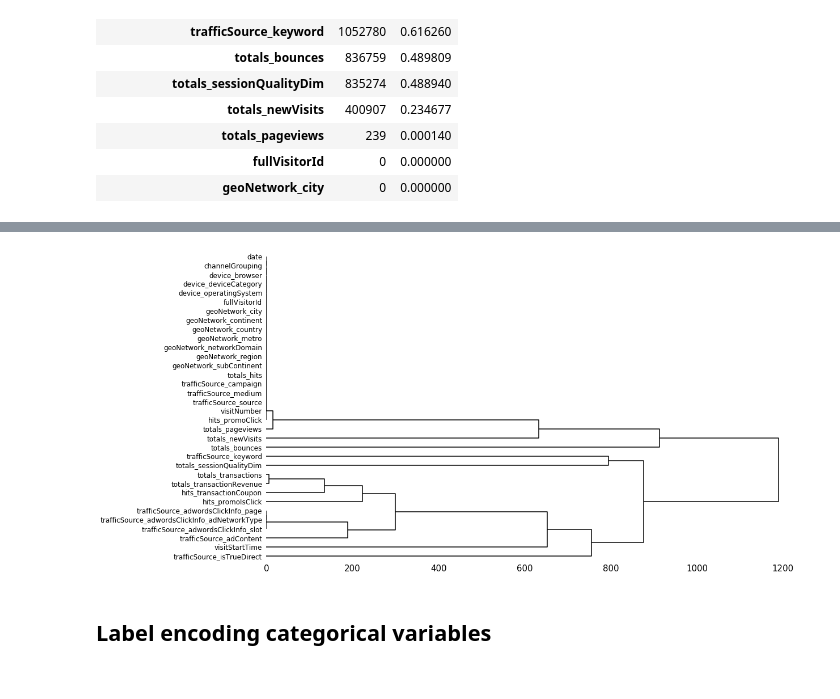
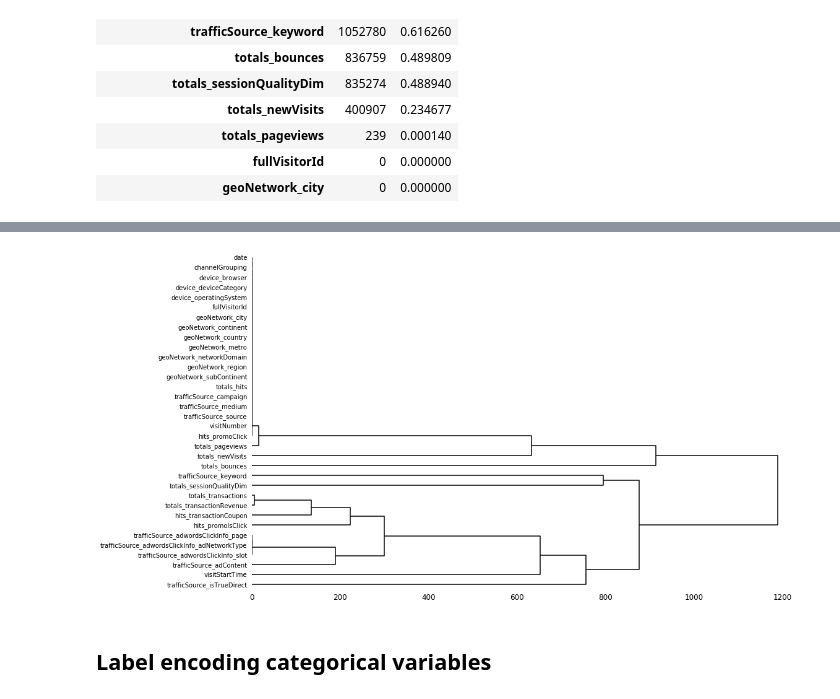
Before and after one commit to m-musiol/Capstone-NF_GA-Prediction, a Jupyter notebook: GA-Customer-Revenue-Prediction_model.ipynb, the cells around one changed output, grey strips where cells are left out. Cells and saved outputs as stored; diff of their text form; code cells hidden in the pictures.

```diff
--- a/GA-Customer-Revenue-Prediction_model.ipynb
+++ b/GA-Customer-Revenue-Prediction_model.ipynb
@@ -397,8 +408,7 @@ missing.head(17)
 # %%
-# How are the columns correlated?
-msno.dendrogram(df_train, orientation='right', fontsize=12, figsize=(17,10));
+msno.dendrogram(df_train, orientation='right', fontsize=10, figsize=(16,10));
 # %% [output]
-[figure, old version]
+[figure, new version]
 # %%
 # after some more explorations, filling missing values
 df_train.fillna({'totals_transactionRevenue': 0, 'totals_transactions': 0, 'trafficSource_adwordsClickInfo_page': 0,
```
Also changed, not shown: parts of 13 cells of this notebook, 2 other files.
